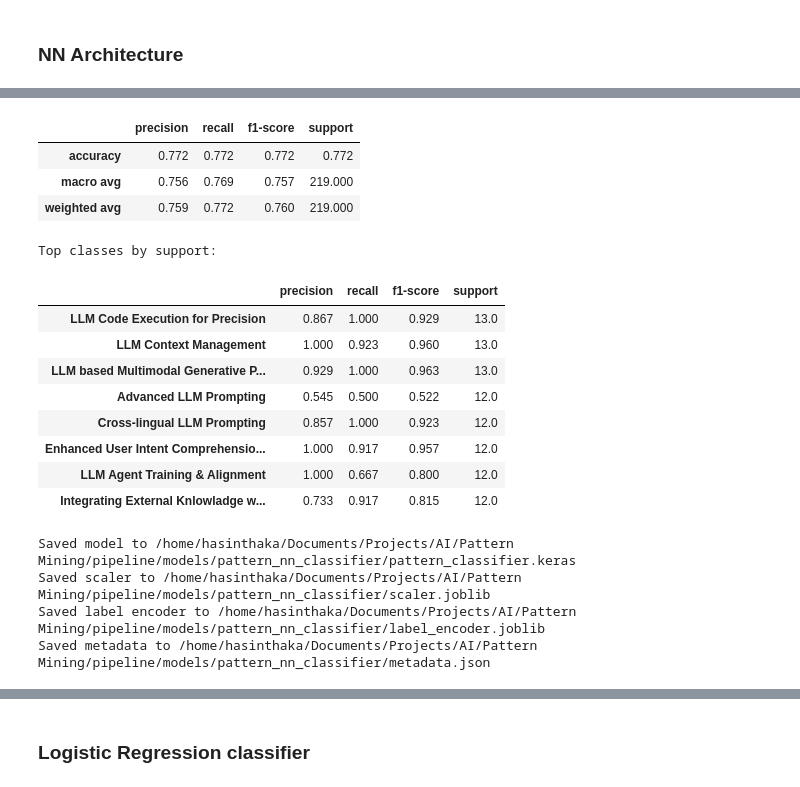
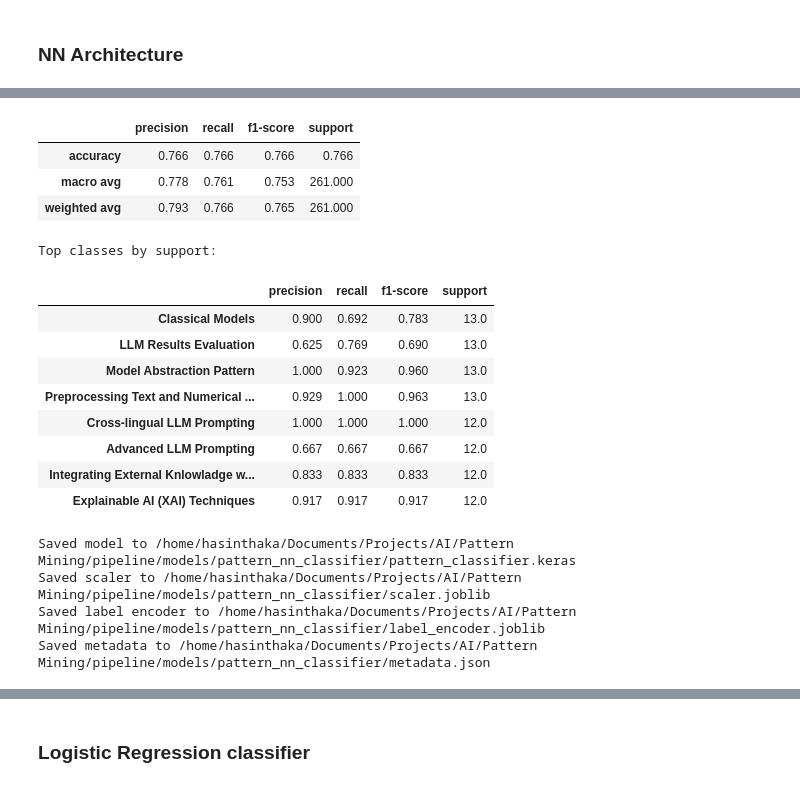
Before and after one commit to HasinthakaPiyumal/AI-Pattern-Mining-Project, a Jupyter notebook: notebooks/3.1.2 Classification Model Developent - II.ipynb, the cells around one changed output, grey strips where cells are left out. Cells and saved outputs as stored; diff of their text form; code cells hidden in the pictures.

```diff
--- a/notebooks/3.1.2 Classification Model Developent - II.ipynb
+++ b/notebooks/3.1.2 Classification Model Developent - II.ipynb
@@ -21,7 +24,7 @@ tf.random.set_seed(42)
 # %% [markdown]
 ### Load Data
 # %%
-data = pd.read_csv('/home/hasinthaka/Documents/Projects/AI/Pattern Mining/pipeline/experiments-llm/results/pattern_embeddings/gemini_file_level_embeddings.csv')
+data = pd.read_csv('/home/hasinthaka/Documents/Projects/AI/Pattern Mining/pipeline/experiments-llm/results/pattern_embeddings/gemini_pattern_embedding_v3.csv')
 # data = pd.read_csv('/home/hasinthaka/Documents/Projects/AI/Pattern Mining/pipeline/experiments-llm/embeddings/Gemini_embeddings.csv')
 # %%
 data = data.drop(columns=['file'])
@@ -133,7 +136,7 @@ history = model.fit(
     y_train,
     validation_data=(X_val, y_val),
     epochs=200,
-    batch_size=96,
+    batch_size=768,
     callbacks=callbacks,
     verbose=1,
 )
@@ -202,17 +205,17 @@ Key metrics:
 |  | precision | recall | f1-score | support |
-| accuracy | 0.772 | 0.772 | 0.772 | 0.772 |
-| macro avg | 0.756 | 0.769 | 0.757 | 219.000 |
-| weighted avg | 0.759 | 0.772 | 0.760 | 219.000 |
+| accuracy | 0.766 | 0.766 | 0.766 | 0.766 |
+| macro avg | 0.778 | 0.761 | 0.753 | 261.000 |
+| weighted avg | 0.793 | 0.766 | 0.765 | 261.000 |
 Top classes by support:
 |  | precision | recall | f1-score | support |
-| LLM Code Execution for Precision | 0.867 | 1.000 | 0.929 | 13.0 |
-| LLM Context Management | 1.000 | 0.923 | 0.960 | 13.0 |
-| LLM based Multimodal Generative P... | 0.929 | 1.000 | 0.963 | 13.0 |
-| Advanced LLM Prompting | 0.545 | 0.500 | 0.522 | 12.0 |
-| Cross-lingual LLM Prompting | 0.857 | 1.000 | 0.923 | 12.0 |
-| Enhanced User Intent Comprehensio... | 1.000 | 0.917 | 0.957 | 12.0 |
-| LLM Agent Training & Alignment | 1.000 | 0.667 | 0.800 | 12.0 |
-| Integrating External Knlowladge w... | 0.733 | 0.917 | 0.815 | 12.0 |
+| Classical Models | 0.900 | 0.692 | 0.783 | 13.0 |
+| LLM Results Evaluation | 0.625 | 0.769 | 0.690 | 13.0 |
+| Model Abstraction Pattern | 1.000 | 0.923 | 0.960 | 13.0 |
+| Preprocessing Text and Numerical ... | 0.929 | 1.000 | 0.963 | 13.0 |
+| Cross-lingual LLM Prompting | 1.000 | 1.000 | 1.000 | 12.0 |
+| Advanced LLM Prompting | 0.667 | 0.667 | 0.667 | 12.0 |
+| Integrating External Knlowladge w... | 0.833 | 0.833 | 0.833 | 12.0 |
+| Explainable AI (XAI) Techniques | 0.917 | 0.917 | 0.917 | 12.0 |
 Saved model to /home/hasinthaka/Documents/Projects/AI/Pattern Mining/pipeline/models/pattern_nn_classifier/pattern_classifier.keras
 Saved scaler to /home/hasinthaka/Documents/Projects/AI/Pattern Mining/pipeline/models/pattern_nn_classifier/scaler.joblib
 Saved label encoder to /home/hasinthaka/Documents/Projects/AI/Pattern Mining/pipeline/models/pattern_nn_classifier/label_encoder.joblib
```
Also changed, not shown: parts of 11 cells of this notebook, 10 other files.
